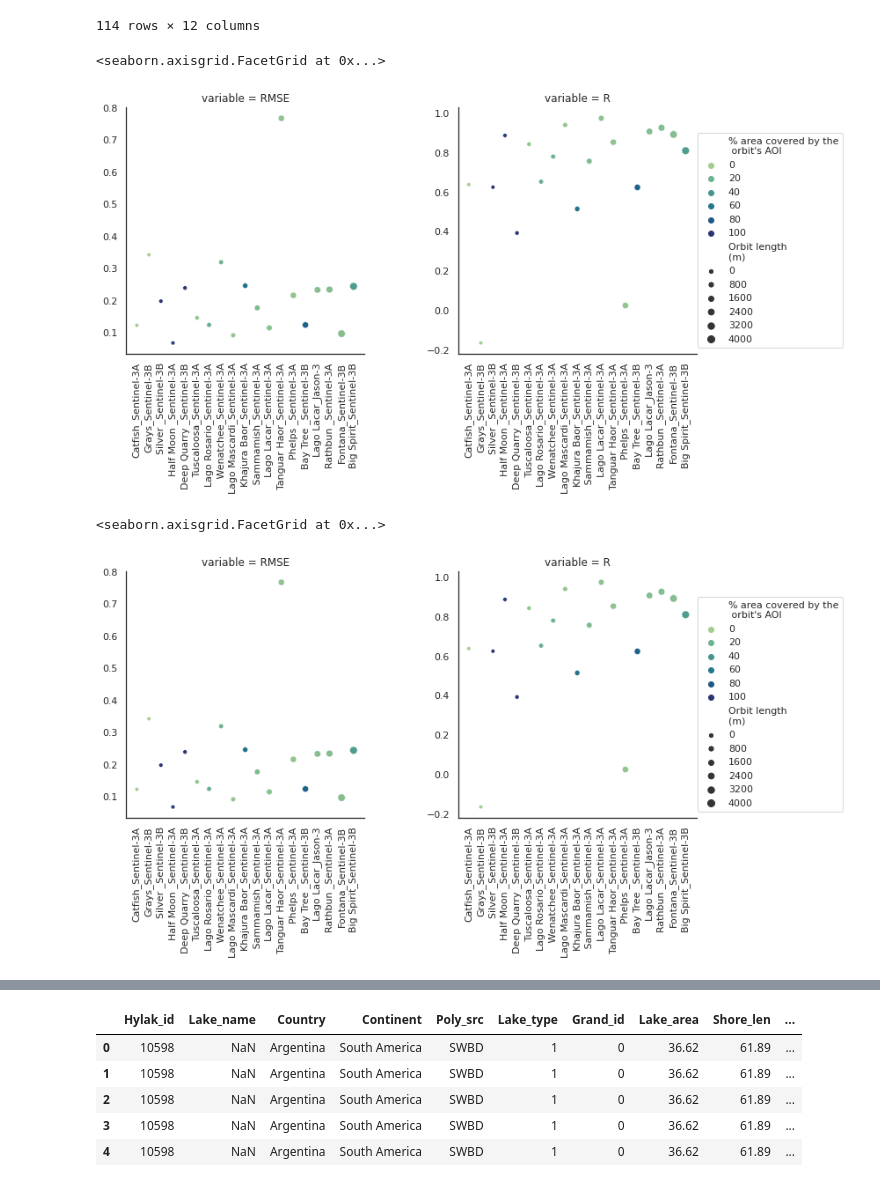
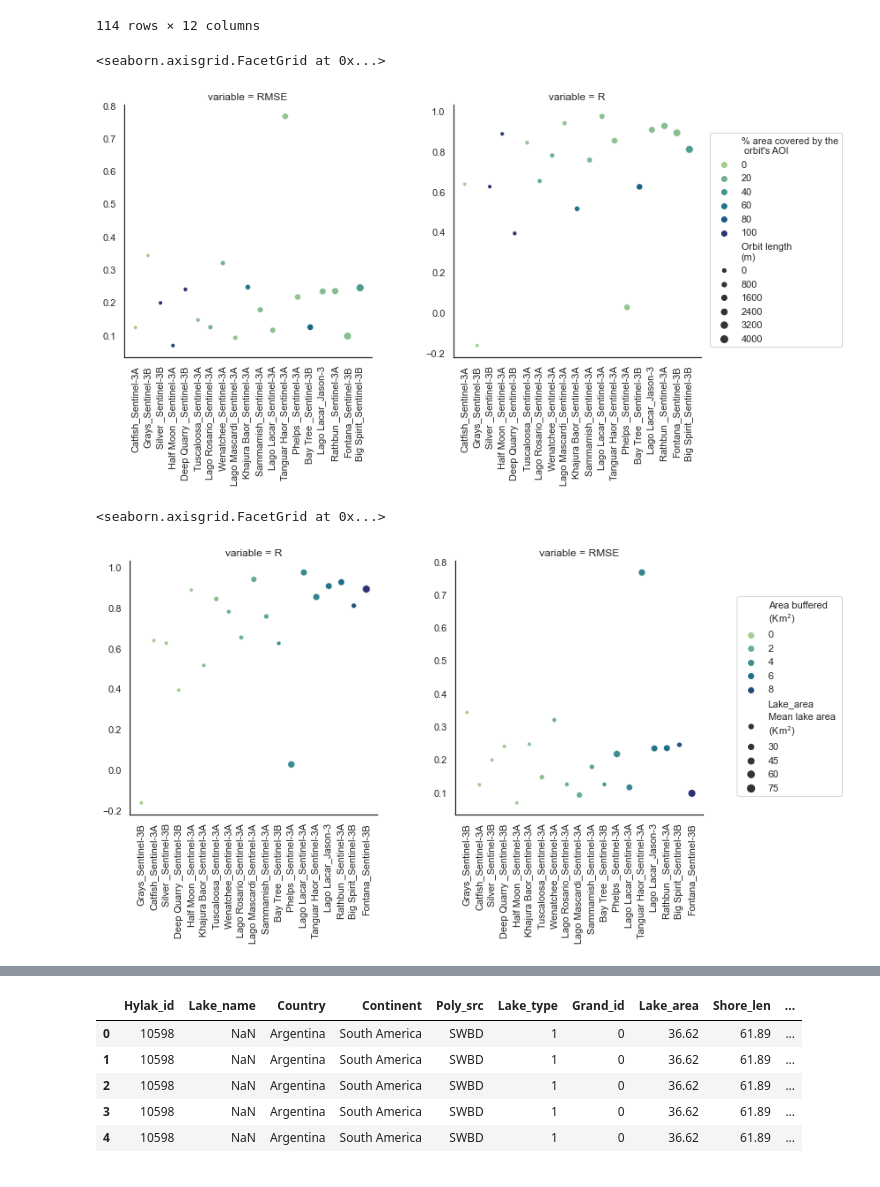
Before and after one commit to anmagomez/radar_altimetry_eval, a Jupyter notebook: src/rapid_request.ipynb, the cells around one changed output, grey strips where cells are left out. Saved outputs shown, nothing was run; the diff lists cells and outputs as text; code cells hidden in the pictures.

```diff
--- a/src/rapid_request.ipynb
+++ b/src/rapid_request.ipynb
@@ -1166,5 +1179,5 @@ array(['BLB2', 'MTN2', 'RLH2', 'SPA2', '12056', '12327', '12030', '12036',
 # %%
-df_merged=pd.merge(df_results,df_shp_lenghts, left_on='altis', right_on='VS', how='outer')
+df_merged=pd.merge(df_results,df_shp_lenghts, left_on='altis', right_on='VS', how='left')
 df_merged=df_merged.loc[df_merged['source_x']=='LOCSS']
 # df_merged=df_merged.loc[~(df_merged['USE'].isnull())]
 # df_merged=df_merged.loc[df_merged['USE']!='N']
@@ -1201,7 +1208,7 @@ df_merged.loc[df_merged['station']=='YSL2','Lake_area' ]=0.27
 df_merged.loc[df_merged['station']=='YSL2','area_buffe' ]=0
 
 #Exclude RAW2
-df_merged=df_merged.loc[df_merged['gauge_id']!='RAW2']
+df_merged=df_merged.loc[df_merged['station']!='RAW2']
 df_merged['per_area_c']=df_merged['area_buffe']/df_merged['Lake_area']
 
 #Format all the names
@@ -1554,7 +1547,7 @@ df_arfus
 | 17 | 50.59 | Rathbun | 0.12 | 6.26 | 50.589476 | 3432.42 | 6903880 | AlTiS_TimeSeries_Sentinel-3A_0635... | USGS | ... |
 114 rows × 12 columns
 # %%
-name_fig='LOCSS_ARHN_USGS_areas'
+name_fig='LOCSS_ARHN_USGS_area_orbitlength'
 file_name_fig='../data/results/'+name_fig+'_'+time_fig+'.png'
 
 save_fig=False
@@ -1563,15 +1556,15 @@ g=fig_AOI_orbit(df_arfus, name_fig, file_name_fig, save_fig, leg2_pos=7)
 g
 # %% [output]
 <seaborn.axisgrid.FacetGrid at 0x...>
-[figure, old version]
+[figure, new version]
 # %%
-name_fig='LOCSS_ARHN_USGS_area_orbitlength'
+name_fig='LOCSS_ARHN_USGS_areas'
 file_name_fig='../data/results/'+name_fig+'_'+time_fig+'.png'
 
-save_fig=False
+save_fig=True
 
-g=fig_AOI_orbit(df_arfus, name_fig, file_name_fig, save_fig, leg2_pos=7)
+g=fig_areas(df_arfus, name_fig, file_name_fig, save_fig, leg2_pos=7)
 g
 # %% [output]
 <seaborn.axisgrid.FacetGrid at 0x...>
-[figure, old version]
+[figure, new version]
```
Also changed, not shown: parts of 21 cells of this notebook.
